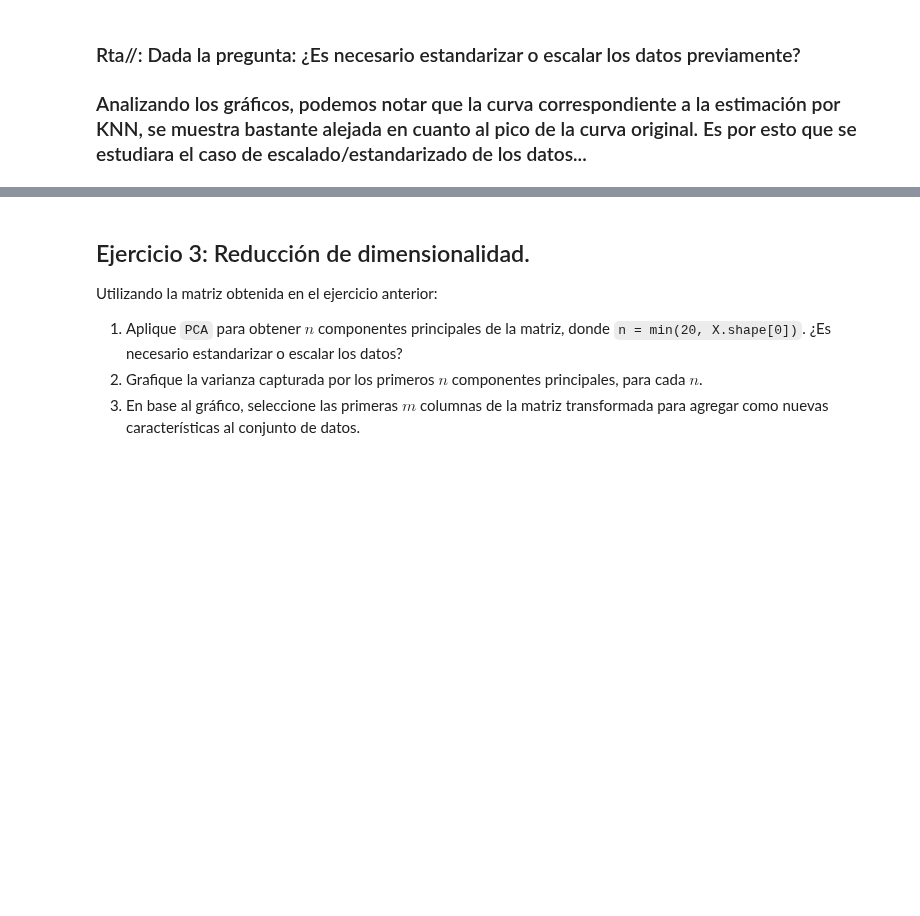
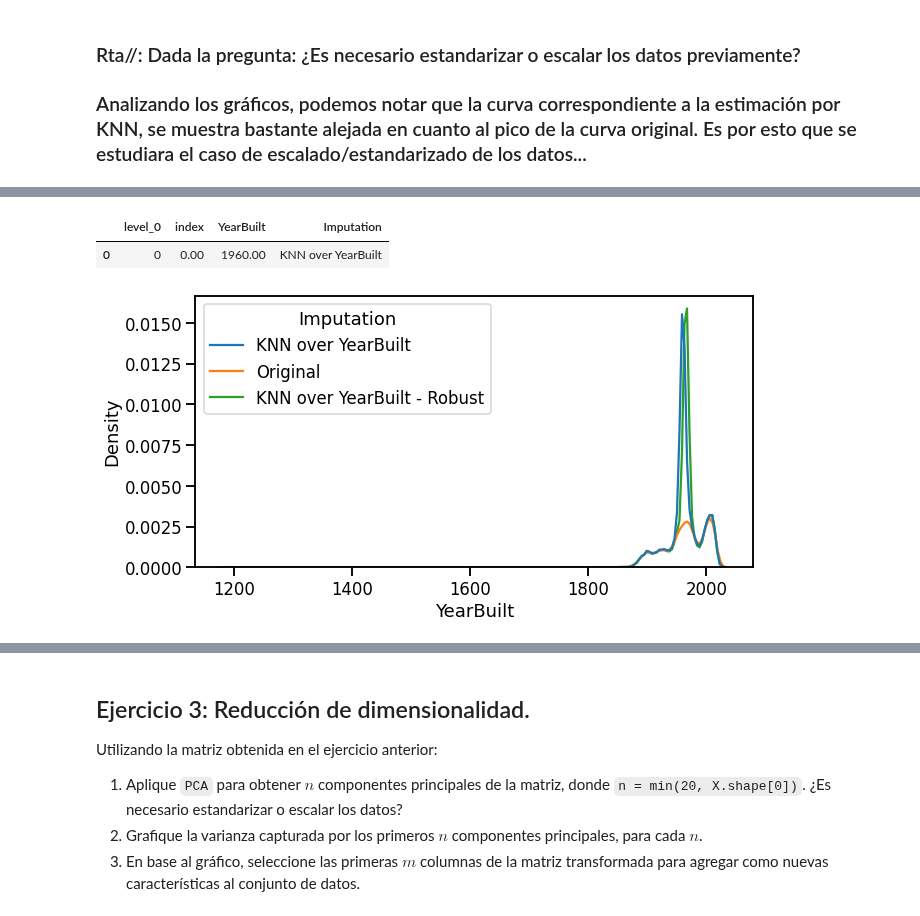
Before and after one commit to Grupo242022/EyCD, a Jupyter notebook: Entregable_Parte_2_2022_v1.ipynb, the cells around one changed output, grey strips where cells are left out. Drawn from its saved outputs; the diff is of its cells as text; code cells hidden in the pictures; blank space fills up the shorter version.

```diff
--- a/Entregable_Parte_2_2022_v1.ipynb
+++ b/Entregable_Parte_2_2022_v1.ipynb
@@ -189,3 +193,6 @@ df = df.reset_index()
+# %%
+df_YB = pd.concat([mice_year_YB, melb_year_YB])
+df_YB = df_YB.reset_index()
 # %% [markdown]
 ### * Gráfico de comparación de distribuciones de datos obtenidas con el método de imputación KNeighborsRegressor: `YearBuilt_modificado` vs .`YearBuilt_original`:
 # %%
@@ -215,0 +247,15 @@ g = sns.kdeplot(data=df_build, x='BuildingArea', hue='Imputation')
+# %%
+YB_area2 = pd.DataFrame(scaler.inverse_transform(scaled_knn_YB)[:, [0]], columns =['YearBuilt'])
+YB_area2['Imputation'] = 'KNN over YearBuilt - Robust'
+
+df_YB2 = pd.concat([df_YB, YB_area2])
+df_YB2 = df_YB2.reset_index()
+df_YB2.head(1)
+# %% [output]
+|  | level_0 | index | YearBuilt | Imputation |
+| 0 | 0 | 0.00 | 1960.00 | KNN over YearBuilt |
+# %%
+fig = plt.figure(figsize=(10, 5))
+g = sns.kdeplot(data=df_YB2, x='YearBuilt', hue='Imputation')
+# %% [output]
+[figure, added]
```
Also changed, not shown: parts of 18 cells of this notebook.
